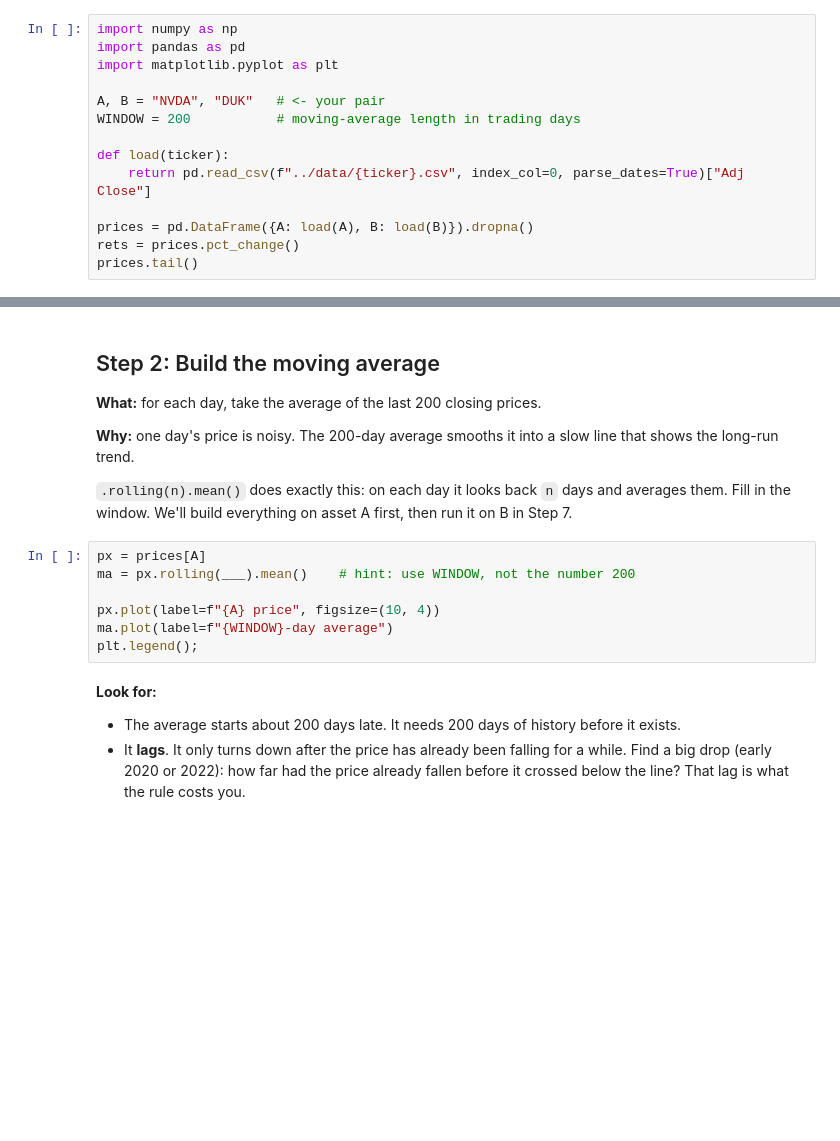
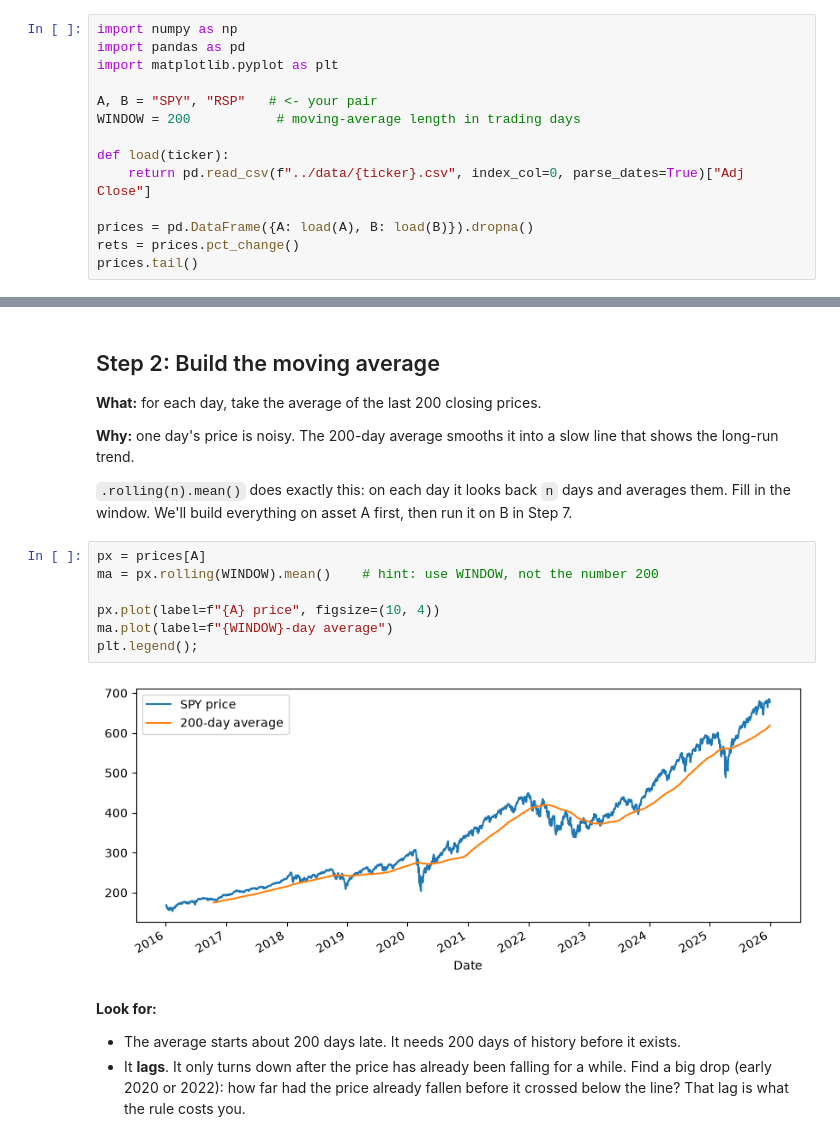
Before and after one commit to caiburin/OQG_education_proj, a Jupyter notebook: OQG/Project-Template/notebooks/week5_systematic_rule.ipynb, the cells around one changed output, grey strips where cells are left out. Drawn from its saved outputs; the diff is of its cells as text; blank space fills up the shorter version.

```diff
--- a/OQG/Project-Template/notebooks/week5_systematic_rule.ipynb
+++ b/OQG/Project-Template/notebooks/week5_systematic_rule.ipynb
@@ -25,7 +25,7 @@ import numpy as np
 import pandas as pd
 import matplotlib.pyplot as plt
 
-A, B = "NVDA", "DUK"   # <- your pair
+A, B = "SPY", "RSP"   # <- your pair
 WINDOW = 200           # moving-average length in trading days
 
 def load(ticker):
@@ -43,11 +51,13 @@ prices.tail()
 `.rolling(n).mean()` does exactly this: on each day it looks back `n` days and averages them. Fill in the window. We'll build everything on asset A first, then run it on B in Step 7.
 # %%
 px = prices[A]
-ma = px.rolling(___).mean()    # hint: use WINDOW, not the number 200
+ma = px.rolling(WINDOW).mean()    # hint: use WINDOW, not the number 200
 
 px.plot(label=f"{A} price", figsize=(10, 4))
 ma.plot(label=f"{WINDOW}-day average")
 plt.legend();
+# %% [output]
+[figure, added]
 # %% [markdown]
 **Look for:**
 - The average starts about 200 days late. It needs 200 days of history before it exists.
```
Also changed, not shown: parts of 16 cells of this notebook, 2 other files.
